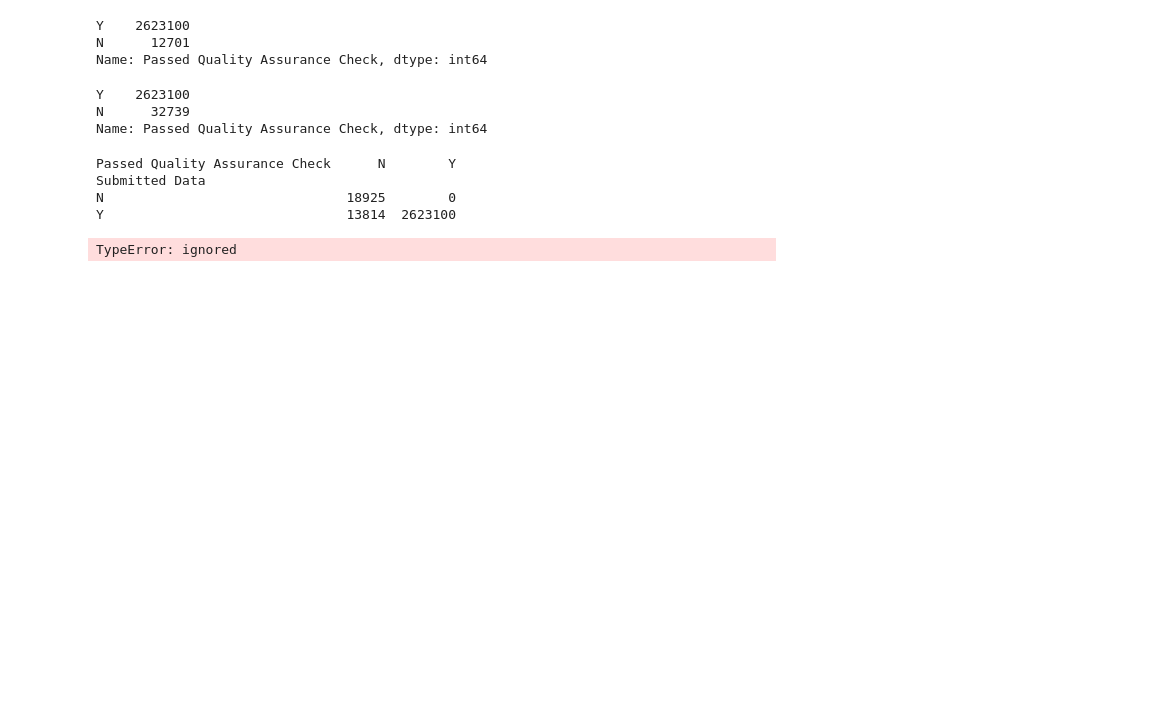
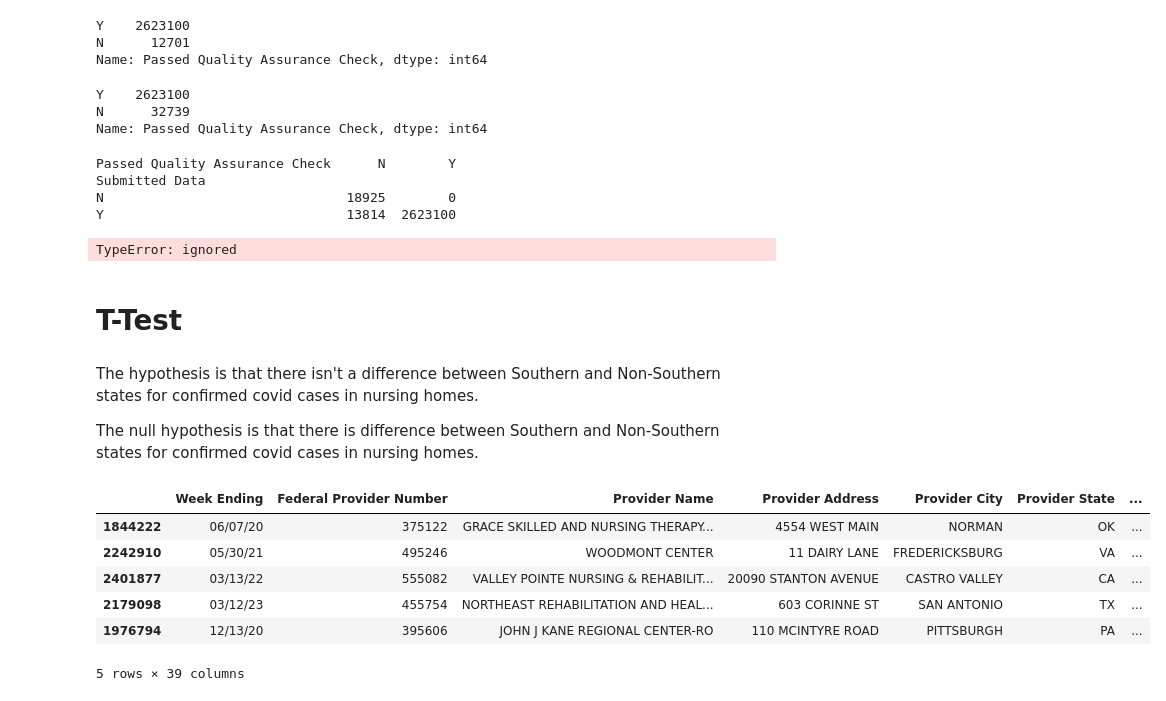
Before and after one commit to jas-tang/datasci_5_statistics, a Jupyter notebook: datasci_5_statistics.ipynb, the cells around one changed output. Cells and saved outputs as stored; diff of their text form; code cells hidden in the pictures; blank space fills up the shorter version.

Commit message:
updated t test and anova python

```diff
--- a/datasci_5_statistics.ipynb
+++ b/datasci_5_statistics.ipynb
@@ -140,3 +148,9 @@ print(f"Chi2 value: {chi2}")
 print(f"P-value: {p}")
 # %% [output]
 TypeError: ignored
+# %% [markdown]
+# T-Test
+# %% [markdown]
+The hypothesis is that there isn't a difference between Southern and Non-Southern states for confirmed covid cases in nursing homes.
+
+The null hypothesis is that there is difference between Southern and Non-Southern states for confirmed covid cases in nursing homes.
@@ -142,0 +159,11 @@ TypeError: ignored
+# %%
+df2 = pd.read_csv('/content/sample_data/c19 nursing home.csv')
+df2.sample(5)
+# %% [output]
+|  | Week Ending | Federal Provider Number | Provider Name | Provider Address | Provider City | Provider State | ... |
+| 1844222 | 06/07/20 | 375122 | GRACE SKILLED AND NURSING THERAPY... | 4554 WEST MAIN | NORMAN | OK | ... |
+| 2242910 | 05/30/21 | 495246 | WOODMONT CENTER | 11 DAIRY LANE | FREDERICKSBURG | VA | ... |
+| 2401877 | 03/13/22 | 555082 | VALLEY POINTE NURSING & REHABILIT... | 20090 STANTON AVENUE | CASTRO VALLEY | CA | ... |
+| 2179098 | 03/12/23 | 455754 | NORTHEAST REHABILITATION AND HEAL... | 603 CORINNE ST | SAN ANTONIO | TX | ... |
+| 1976794 | 12/13/20 | 395606 | JOHN J KANE REGIONAL CENTER-RO | 110 MCINTYRE ROAD | PITTSBURGH | PA | ... |
+5 rows × 39 columns
```
Also changed, not shown: parts of 22 cells of this notebook.
